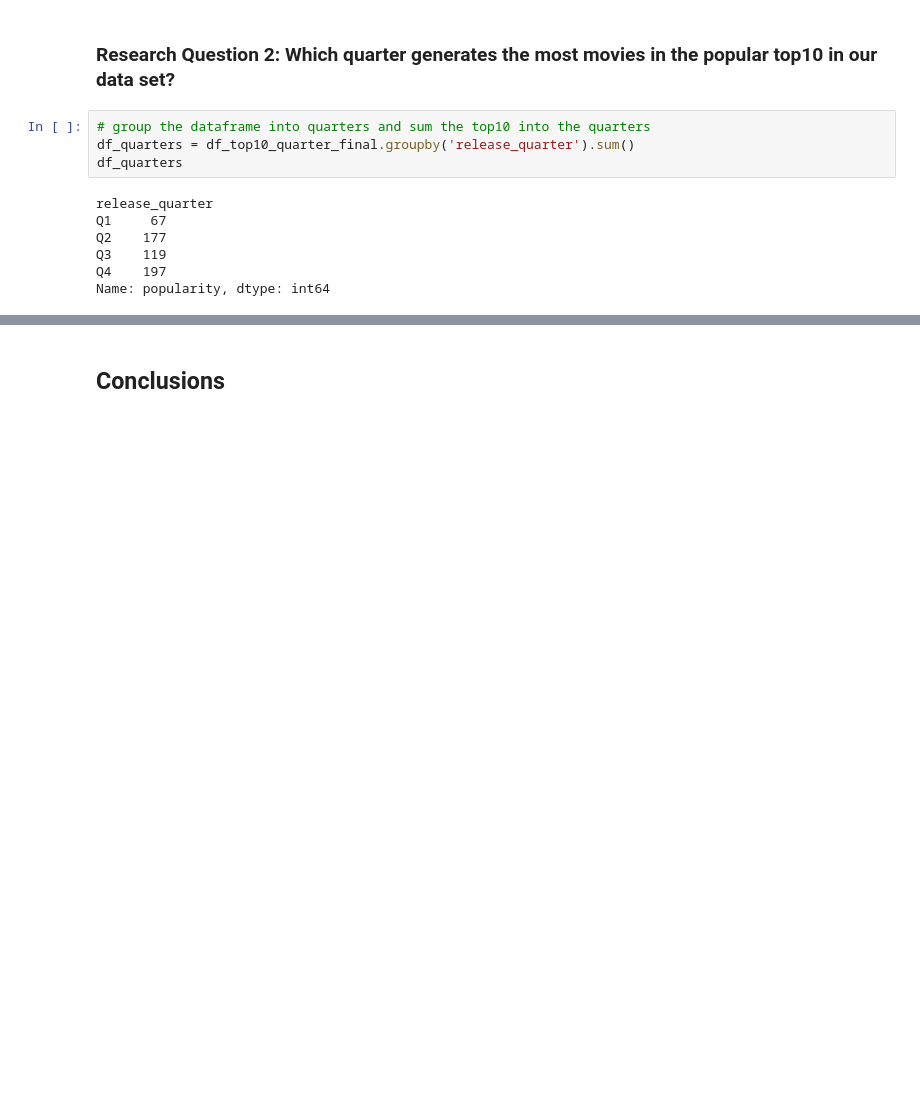
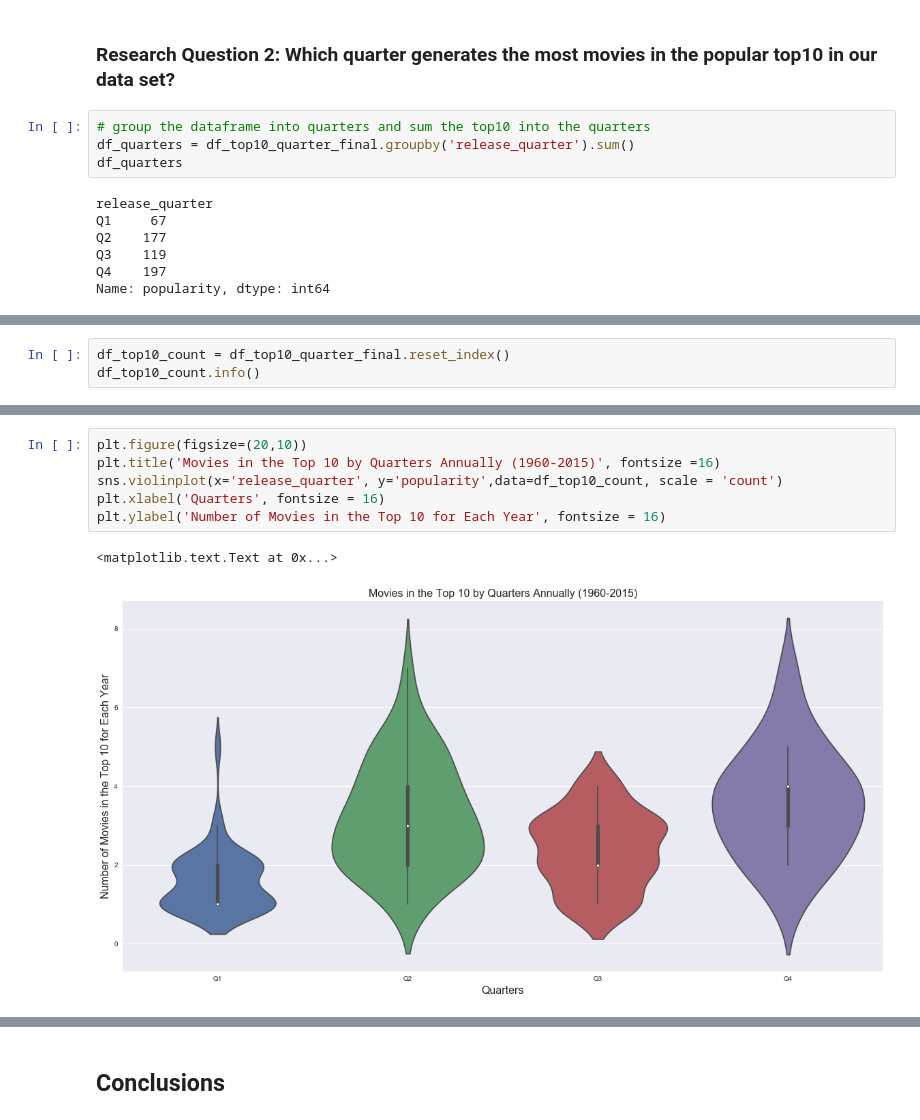
Before and after one commit to jasccyang/TMDB-movies-investigation, a Jupyter notebook: TMDB-Movies Investigation.ipynb, the cells around one changed output, grey strips where cells are left out. Saved outputs shown, nothing was run; the diff lists cells and outputs as text; blank space fills up the shorter version.

```diff
--- a/TMDB-Movies Investigation.ipynb
+++ b/TMDB-Movies Investigation.ipynb
@@ -278,0 +264,3 @@ From the pie chart above, we see that movies that make it into the top 10 each y
+# %%
+df_top10_count = df_top10_quarter_final.reset_index()
+df_top10_count.info()
@@ -278,0 +276,9 @@ From the pie chart above, we see that movies that make it into the top 10 each y
+# %%
+plt.figure(figsize=(20,10))
+plt.title('Movies in the Top 10 by Quarters Annually (1960-2015)', fontsize =16)
+sns.violinplot(x='release_quarter', y='popularity',data=df_top10_count, scale = 'count')
+plt.xlabel('Quarters', fontsize = 16)
+plt.ylabel('Number of Movies in the Top 10 for Each Year', fontsize = 16)
+# %% [output]
+<matplotlib.text.Text at 0x...>
+[figure, added]
```
Also changed, not shown: parts of 20 cells of this notebook.
